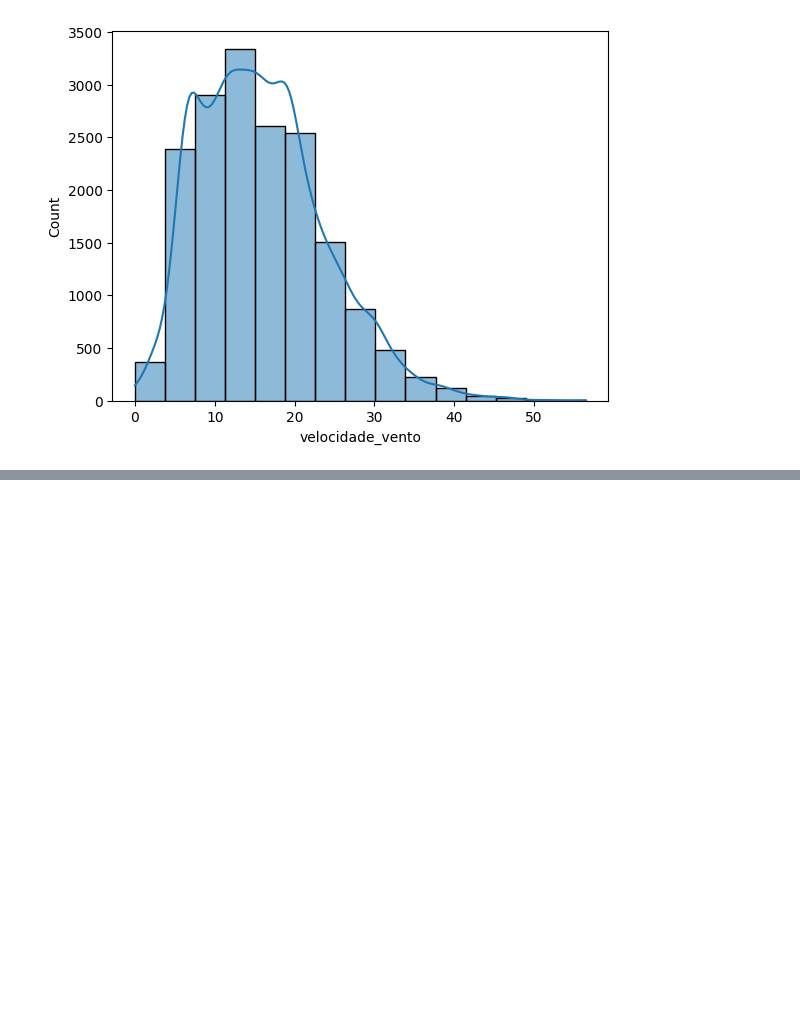
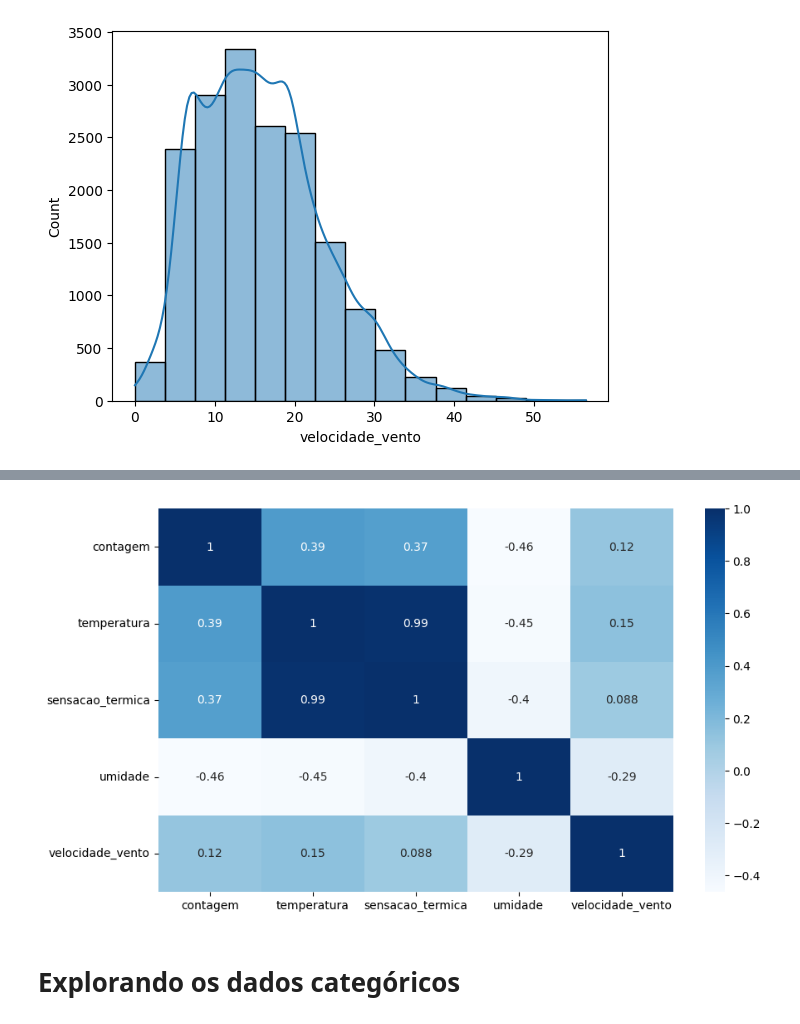
Before and after one commit to lemaldonadogm/Courses, a Jupyter notebook: Séries Temporais/Aula 1 - Analisando e Prevendo Séries Temporais.ipynb, the cells around one changed output, grey strips where cells are left out. Saved outputs shown, nothing was run; the diff lists cells and outputs as text; code cells hidden in the pictures; blank space fills up the shorter version.

```diff
--- a/Séries Temporais/Aula 1 - Analisando e Prevendo Séries Temporais.ipynb
+++ b/Séries Temporais/Aula 1 - Analisando e Prevendo Séries Temporais.ipynb
@@ -155,0 +176,11 @@ ax  = sns.histplot(data=df_limpo, x='velocidade_vento', kde=True, bins = 15)
+# %%
+plt.figure(figsize=(10, 6))
+sns.heatmap(df_limpo.corr(numeric_only=True), # pega apenas as variáveis numéricas
+            annot=True, # exibe os valores de correlação
+            cmap='Blues',
+            )
+plt.show()
+# %% [output]
+[figure, added]
+# %% [markdown]
+# Explorando os dados categóricos
```
Also changed, not shown: parts of 13 cells of this notebook.
